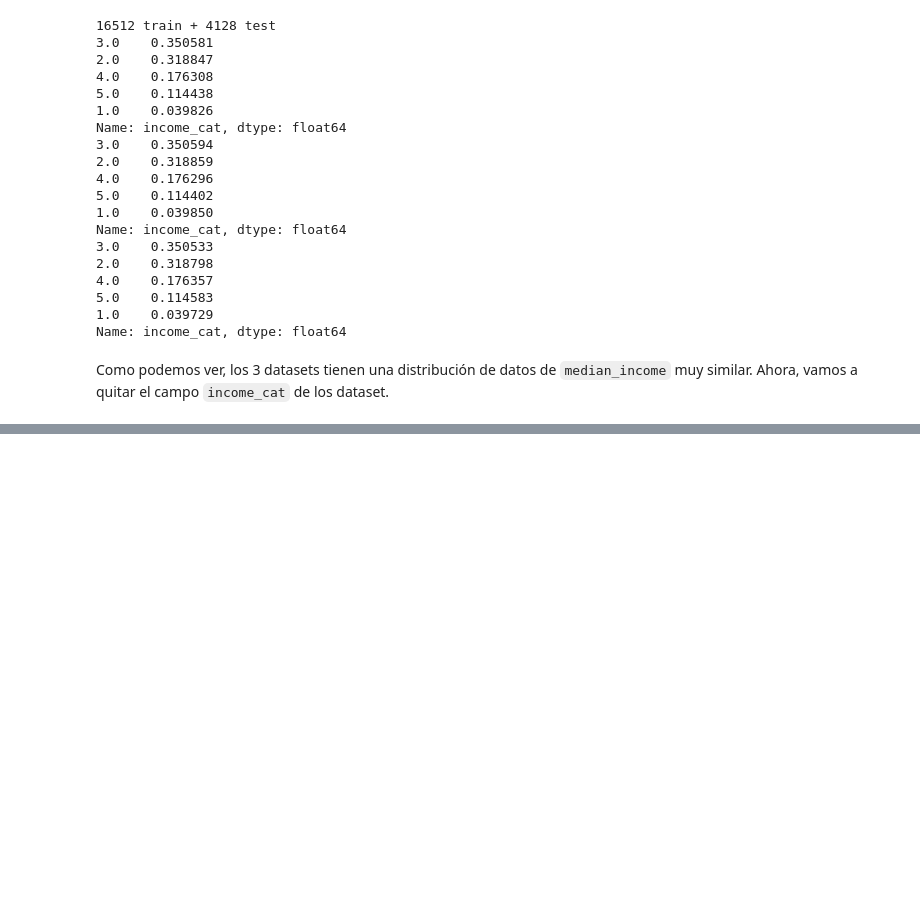
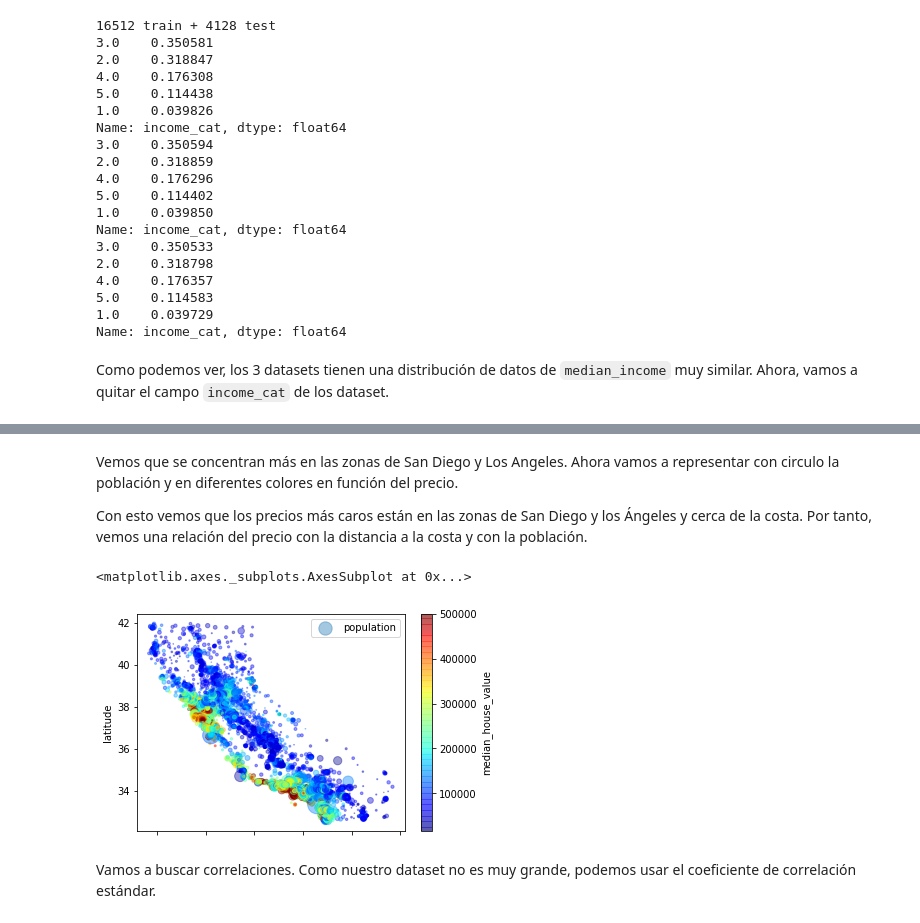
Before and after one commit to ikeinyyo/HandsOnMachineLearning, a Jupyter notebook: chapter-002/01 - Housing.ipynb, the cells around one changed output, grey strips where cells are left out. Drawn from its saved outputs; the diff is of its cells as text; code cells hidden in the pictures; blank space fills up the shorter version.

```diff
--- a/chapter-002/01 - Housing.ipynb
+++ b/chapter-002/01 - Housing.ipynb
@@ -190,0 +205,12 @@ for set in (strat_train_set, strat_test_set):
+# %% [markdown]
+Vemos que se concentran más en las zonas de San Diego y Los Angeles. Ahora vamos a representar con circulo la población y en diferentes colores en función del precio.
+
+Con esto vemos que los precios más caros están en las zonas de San Diego y los Ángeles y cerca de la costa. Por tanto, vemos una relación del precio con la distancia a la costa y con la población.
+# %%
+df.plot(kind="scatter", x="longitude", y="latitude", alpha=0.4,
+        s=df['population']/100, label='population', c='median_house_value', cmap=plt.get_cmap('jet'), colorbar=True)
+# %% [output]
+<matplotlib.axes._subplots.AxesSubplot at 0x...>
+[figure, added]
+# %% [markdown]
+Vamos a buscar correlaciones. Como nuestro dataset no es muy grande, podemos usar el coeficiente de correlación estándar.
```
Also changed, not shown: parts of 19 cells of this notebook.
